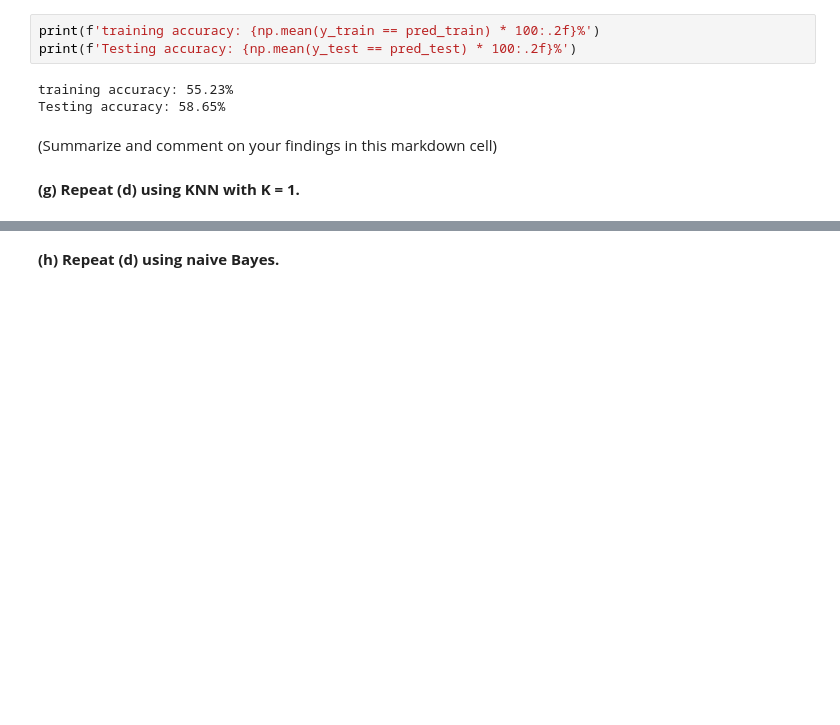
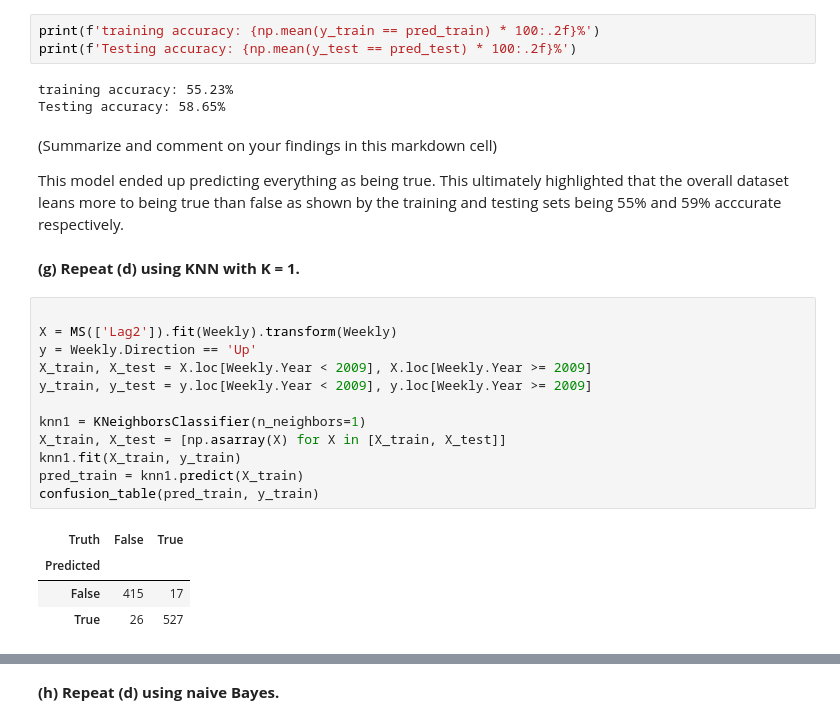
Before and after one commit to WillDBM/DATA-303, a Jupyter notebook: Lab/Armentrout_William_Lab5.ipynb, the cells around one changed output, grey strips where cells are left out. Cells and saved outputs as stored; diff of their text form; blank space fills up the shorter version.

```diff
--- a/Lab/Armentrout_William_Lab5.ipynb
+++ b/Lab/Armentrout_William_Lab5.ipynb
@@ -247,5 +251,24 @@ training accuracy: 55.23%
 Testing accuracy: 58.65%
 # %% [markdown]
 (Summarize and comment on your findings in this markdown cell)
+
+This model ended up predicting everything as being true. This ultimately highlighted that the overall dataset leans more to being true than false as shown by the training and testing sets being 55% and 59% acccurate respectively.
 # %% [markdown]
 **(g) Repeat (d) using KNN with K = 1.**
+# %%
+
+X = MS(['Lag2']).fit(Weekly).transform(Weekly)
+y = Weekly.Direction == 'Up'
+X_train, X_test = X.loc[Weekly.Year < 2009], X.loc[Weekly.Year >= 2009]
+y_train, y_test = y.loc[Weekly.Year < 2009], y.loc[Weekly.Year >= 2009]
+
+knn1 = KNeighborsClassifier(n_neighbors=1)
+X_train, X_test = [np.asarray(X) for X in [X_train, X_test]]
+knn1.fit(X_train, y_train)
+pred_train = knn1.predict(X_train)
+confusion_table(pred_train, y_train)
+# %% [output]
+| Truth | False | True |
+| Predicted |  |  |
+| False | 415 | 17 |
+| True | 26 | 527 |
```
Also changed, not shown: parts of 19 cells of this notebook.
